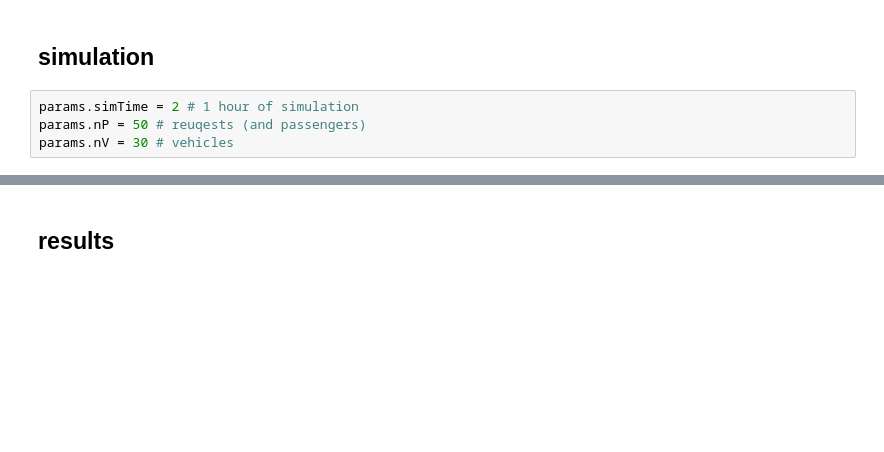
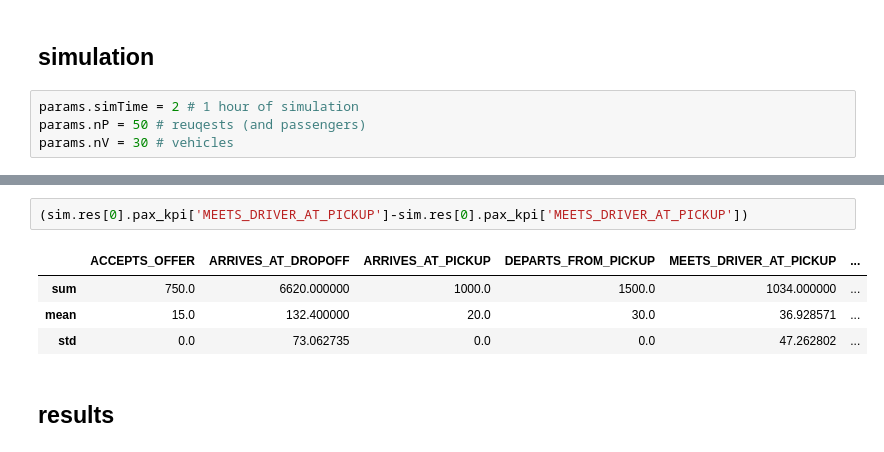
Before and after one commit to RafalKucharskiPK/MaaSSim, a Jupyter notebook: docs/tutorials/05_Results.ipynb, the cells around one changed output, grey strips where cells are left out. Cells and saved outputs as stored; diff of their text form; blank space fills up the shorter version.

```diff
--- a/docs/tutorials/05_Results.ipynb
+++ b/docs/tutorials/05_Results.ipynb
@@ -40,3 +40,10 @@ sim = simulate(params = params, logger_level = logging.WARNING)
+# %%
+(sim.res[0].pax_kpi['MEETS_DRIVER_AT_PICKUP']-sim.res[0].pax_kpi['MEETS_DRIVER_AT_PICKUP'])
+# %% [output]
+|  | ACCEPTS_OFFER | ARRIVES_AT_DROPOFF | ARRIVES_AT_PICKUP | DEPARTS_FROM_PICKUP | MEETS_DRIVER_AT_PICKUP | ... |
+| sum | 750.0 | 6620.000000 | 1000.0 | 1500.0 | 1034.000000 | ... |
+| mean | 15.0 | 132.400000 | 20.0 | 30.0 | 36.928571 | ... |
+| std | 0.0 | 73.062735 | 0.0 | 0.0 | 47.262802 | ... |
 # %% [markdown]
 ## results
 # %%
```
Also changed, not shown: parts of 1 cell of this notebook, 5 other files.
